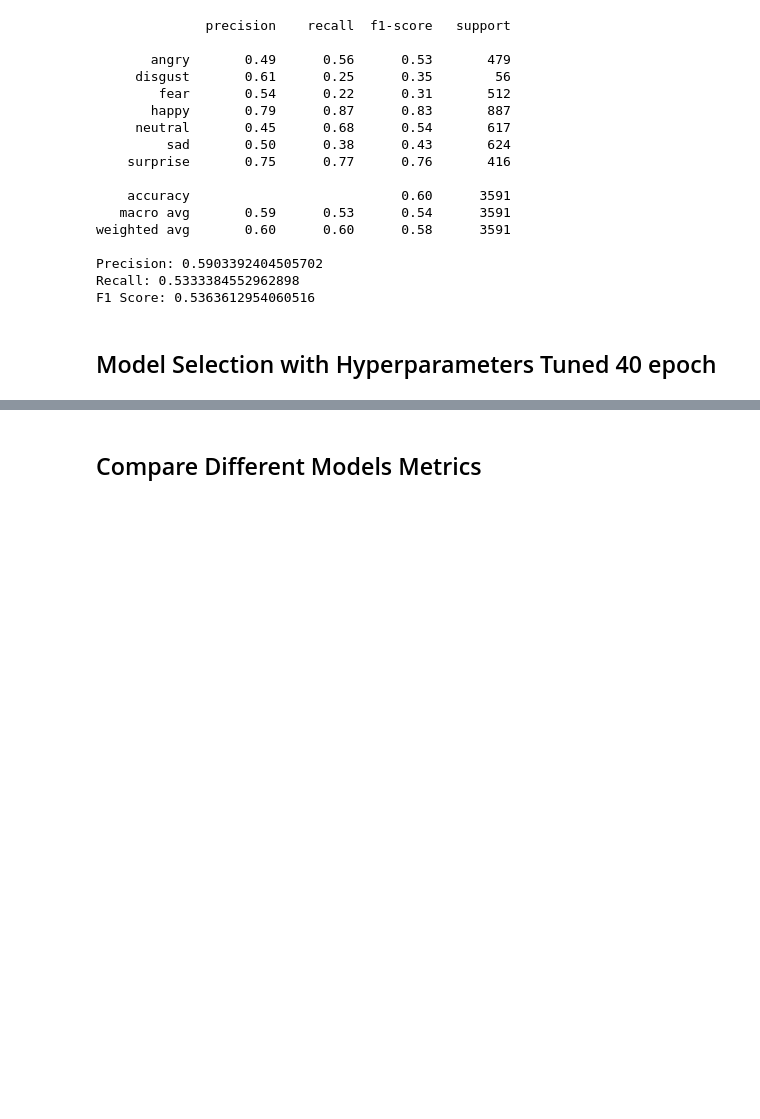
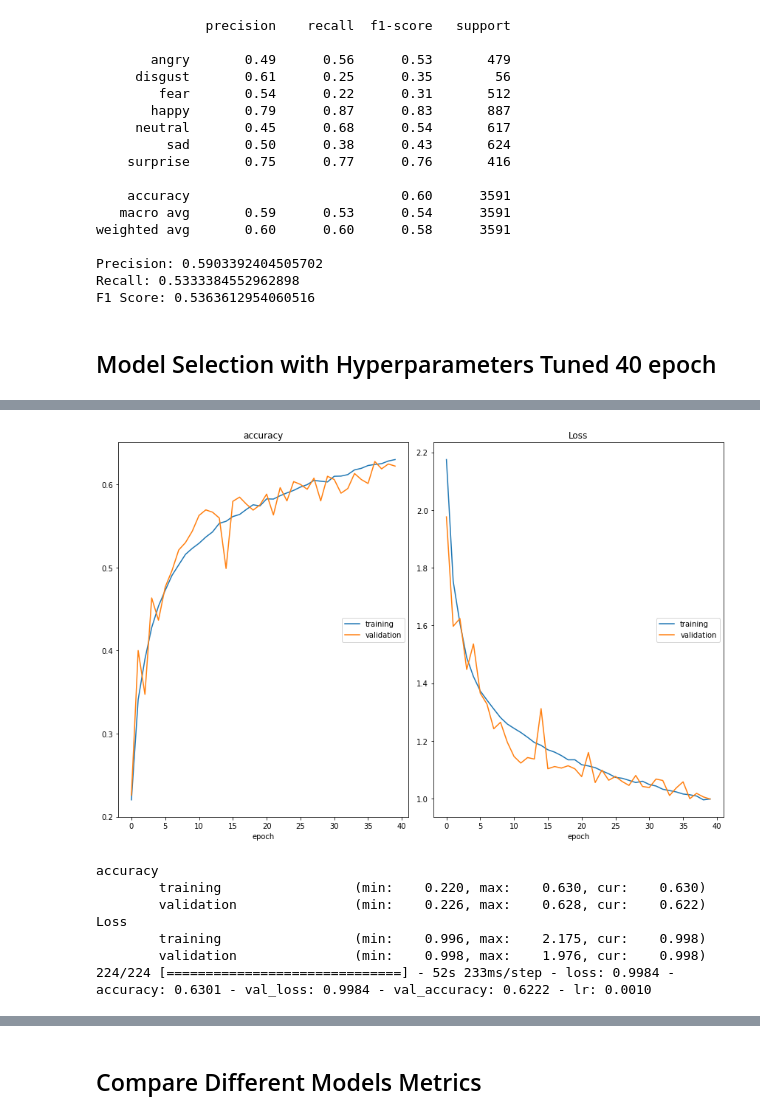
Before and after one commit to DreamyMemories/Facial-Expression-Recognition, a Jupyter notebook: main.ipynb, the cells around one changed output, grey strips where cells are left out. Cells and saved outputs as stored; diff of their text form; code cells hidden in the pictures; blank space fills up the shorter version.

```diff
--- a/main.ipynb
+++ b/main.ipynb
@@ -786,13 +785,13 @@ model_selection_tuned.add(Dropout(0.4))
 #4th layer
 model_selection_tuned.add(Conv2D(416, (3,3), padding='same', activation='relu'))
 model_selection_tuned.add(BatchNormalization())
-model_selection_tuned.add(MaxPooling2D(pool_size=(2,2)))
+model_selection_tuned.add(MaxPooling2D(pool_size=(2,2), padding='same'))
 model_selection_tuned.add(Dropout(0.4))
 
 # 5th layer
 model_selection_tuned.add(Conv2D(480, (5,5), padding='same', activation='relu', strides=2))
 model_selection_tuned.add(BatchNormalization())
-model_selection_tuned.add(MaxPooling2D(pool_size=(2,2)))
+model_selection_tuned.add(MaxPooling2D(pool_size=(2,2), padding='same'))
 model_selection_tuned.add(Dropout(0.4))
 
 # Flatten and feed into dense layer
@@ -804,5 +803,5 @@ model_selection_tuned.add(Dropout(0.3))
 model_selection_tuned.add(Dense(7, activation='softmax'))
 model_selection_tuned.compile(optimizer=RMSprop(learning_rate=0.001, decay=1e-6), loss='categorical_crossentropy', metrics=['accuracy'])
 
-model_selection.summary()
+model_selection_tuned.summary()
 # %% [output]
@@ -809,0 +825,29 @@ NameError: name 'Sequential' is not defined
+# %%
+# Train model for 40 epoch
+epochs = 40
+
+# Load model weights
+# model_selection_tuned.load_weights('weights/model_weights_selection_tuned_40.h5')
+
+# Save model weights
+checkpoint = ModelCheckpoint('weights/model_weights_selection_tuned_40.h5', monitor='val_accuracy', save_weights_only=True, mode='max', verbose=2)
+
+# Train model
+history_selection_tuned = model_selection_tuned.fit(
+    x=train_generator,
+    steps_per_epoch=steps_per_epoch,
+    epochs=epochs,
+    initial_epoch=0,
+    validation_data=validation_generator,
+    validation_steps=validation_steps,
+    callbacks=[checkpoint, early_stop, PlotLossesKeras(), reduce_lr],
+)
+# %% [output]
+[figure, added]
+accuracy
+        training                 (min:    0.220, max:    0.630, cur:    0.630)
+        validation               (min:    0.226, max:    0.628, cur:    0.622)
+Loss
+        training                 (min:    0.996, max:    2.175, cur:    0.998)
+        validation               (min:    0.998, max:    1.976, cur:    0.998)
+224/224 [==============================] - 52s 233ms/step - loss: 0.9984 - accuracy: 0.6301 - val_loss: 0.9984 - val_accuracy: 0.6222 - lr: 0.0010
```
Also changed, not shown: parts of 26 cells of this notebook, 16 other files.
